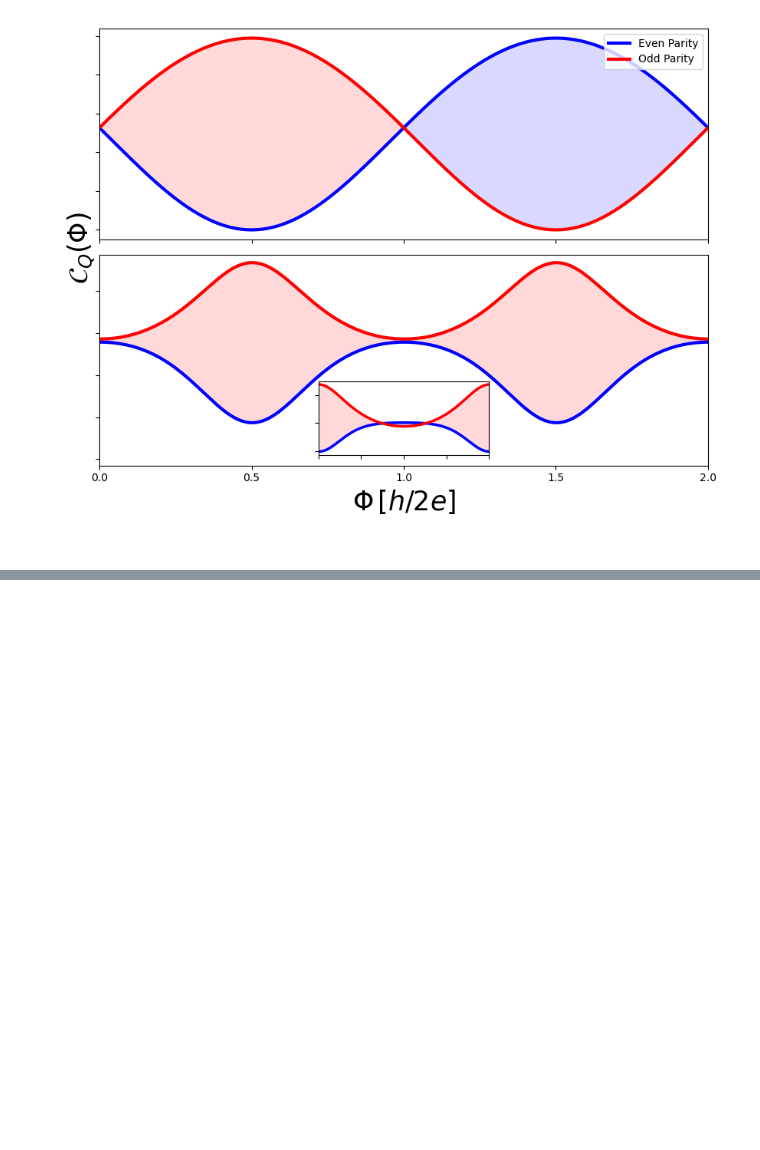
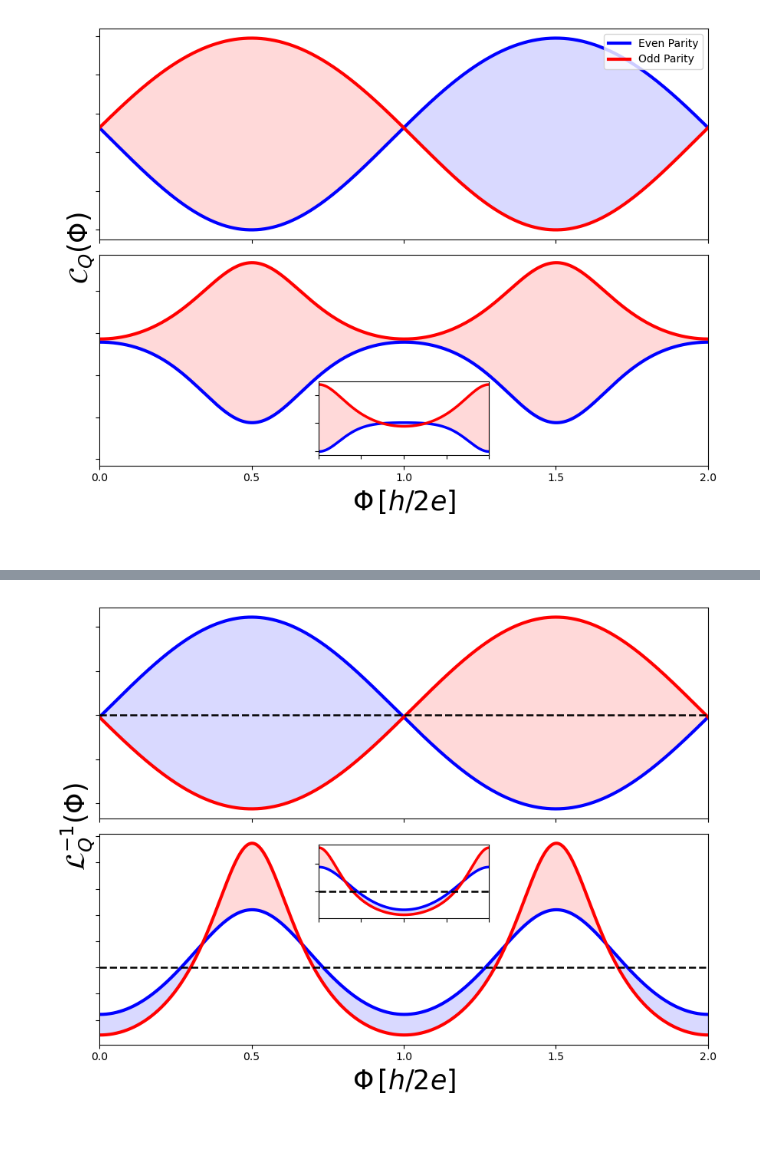
Before and after one commit to binayyakbhroy/Impedance_Simulations, a Jupyter notebook: Effective_Model_analysis.ipynb, the cells around one changed output, grey strips where cells are left out. Cells and saved outputs as stored; diff of their text form; code cells hidden in the pictures; blank space fills up the shorter version.

```diff
--- a/Effective_Model_analysis.ipynb
+++ b/Effective_Model_analysis.ipynb
@@ -795,0 +972,86 @@ plt.show()
+# %%
+import numpy as np
+import matplotlib.pyplot as plt
+from mpl_toolkits.axes_grid1.inset_locator import inset_axes
+
+# phi assumed defined
+# Inductance arrays assumed defined:
+#   L_odd_m1, L_even_m1
+#   L_odd_m2, L_even_m2
+#   L_odd_m2_ndc, L_even_m2_ndc  (same shape as phi)
+
+fig, axes = plt.subplots(2, 1, figsize=(9, 7), sharex=True)
+ax1, ax2 = axes
+
+# -----------------------
+# TOP PANEL
+# -----------------------
+ax1.plot(phi, L_even_m1, color='blue', lw=3, label='Even Parity')
+ax1.plot(phi, L_odd_m1,  color='red',  lw=3, label='Odd Parity')
+
+ax1.fill_between(phi, L_even_m1, L_odd_m1,
+                 where=(L_even_m1 >= L_odd_m1),
+                 interpolate=True, color='blue', alpha=0.15)
+ax1.fill_between(phi, L_even_m1, L_odd_m1,
+                 where=(L_odd_m1 > L_even_m1),
+                 interpolate=True, color='red', alpha=0.15)
+
+ax1.set_xticklabels([])
+ax1.set_yticklabels([])
+ax1.set_xlim(0.0, 2.0)
+ax1.hlines(0.0, xmin=0.0, xmax=2.0, color='k', ls='--', lw=1.8)
+
+# -----------------------
+# BOTTOM PANEL
+# -----------------------
+ax2.plot(phi, L_even_m2, color='blue', lw=3)
+ax2.plot(phi, L_odd_m2,  color='red',  lw=3)
+
+ax2.fill_between(phi, L_even_m2, L_odd_m2,
+                 where=(L_even_m2 >= L_odd_m2),
+                 interpolate=True, color='blue', alpha=0.15)
+ax2.fill_between(phi, L_even_m2, L_odd_m2,
+                 where=(L_odd_m2 > L_even_m2),
+                 interpolate=True, color='red', alpha=0.15)
+
+ax2.set_yticklabels([])
+
+ax2.set_xticks([0.0, 0.5, 1.0, 1.5, 2.0])
+ax2.set_xticklabels(['0.0', '0.5', '1.0', '1.5', '2.0'])
+ax2.hlines(0.0, xmin=0.0, xmax=2.0, color='k', ls='--', lw=1.8)
+
+# -----------------------
+# INSET (bottom panel)
+# -----------------------
+axins = inset_axes(ax2, width="28%", height="35%",
+                   loc="upper center", borderpad=1.0)
+
+axins.plot(phi, L_even_m2_ndc, color='blue', lw=2.5)
+axins.plot(phi, L_odd_m2_ndc,  color='red',  lw=2.5)
+
+axins.fill_between(phi, L_even_m2_ndc, L_odd_m2_ndc,
+                   where=(L_even_m2_ndc >= L_odd_m2_ndc),
+                   interpolate=True, color='blue', alpha=0.15)
+axins.fill_between(phi, L_even_m2_ndc, L_odd_m2_ndc,
+                   where=(L_odd_m2_ndc > L_even_m2_ndc),
+                   interpolate=True, color='red', alpha=0.15)
+
+axins.hlines(0.0, xmin=0.0, xmax=2.0, color='k', ls='--', lw=1.8)
+axins.set_xticklabels([])
+axins.set_yticklabels([])
+
+# -----------------------
+# GLOBAL LABELS
+# -----------------------
+fig.text(0.03, 0.57, r'$\mathcal{L}_Q^{-1}(\Phi)$',
+         va='center', rotation='vertical', fontsize=25)
+
+ax2.set_xlabel(r'$\Phi\,[h/2e]$', fontsize=25)
+ax2.set_xlim(0.0, 2.0)
+
+plt.xlim(0.0, 2.0)
+plt.tight_layout(rect=[0.06, 0.05, 1, 1])
+#plt.savefig("../Impedance_calc_paper/Schematic_clean_ind.png", dpi=600)
+plt.show()
+# %% [output]
+[figure, added]
```
Also changed, not shown: parts of 4 cells of this notebook, 1 other file.
